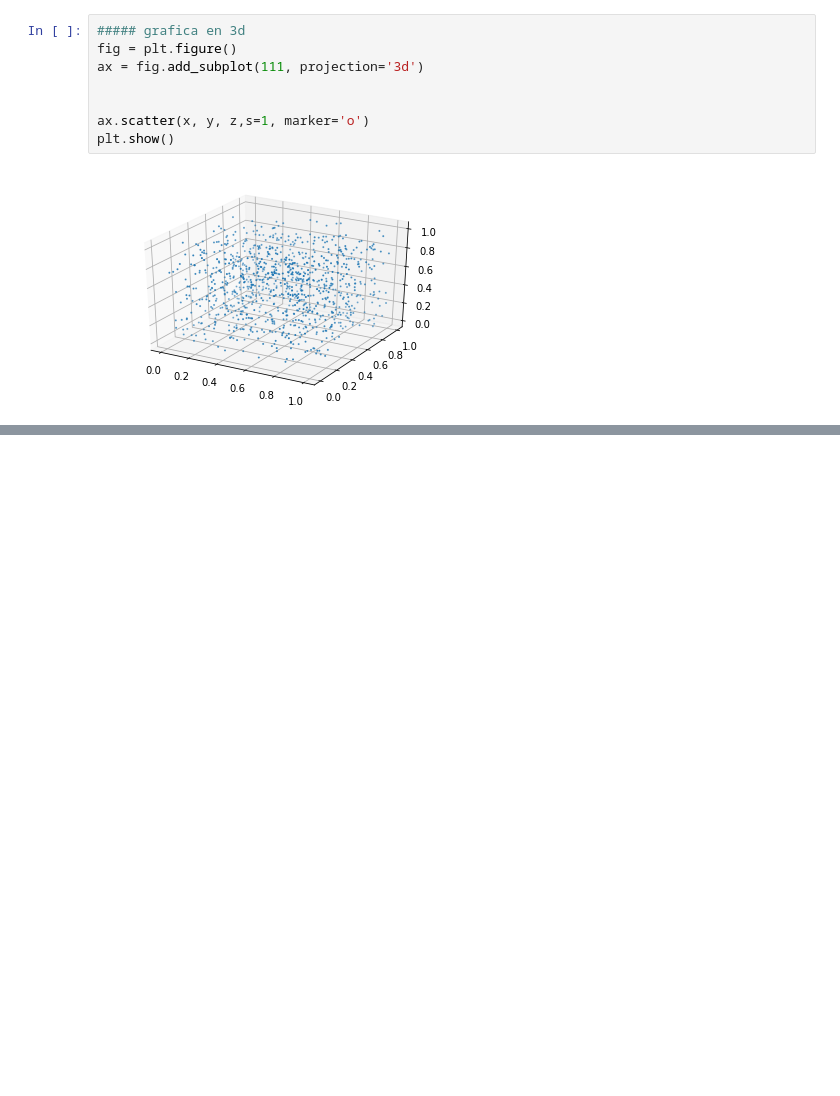
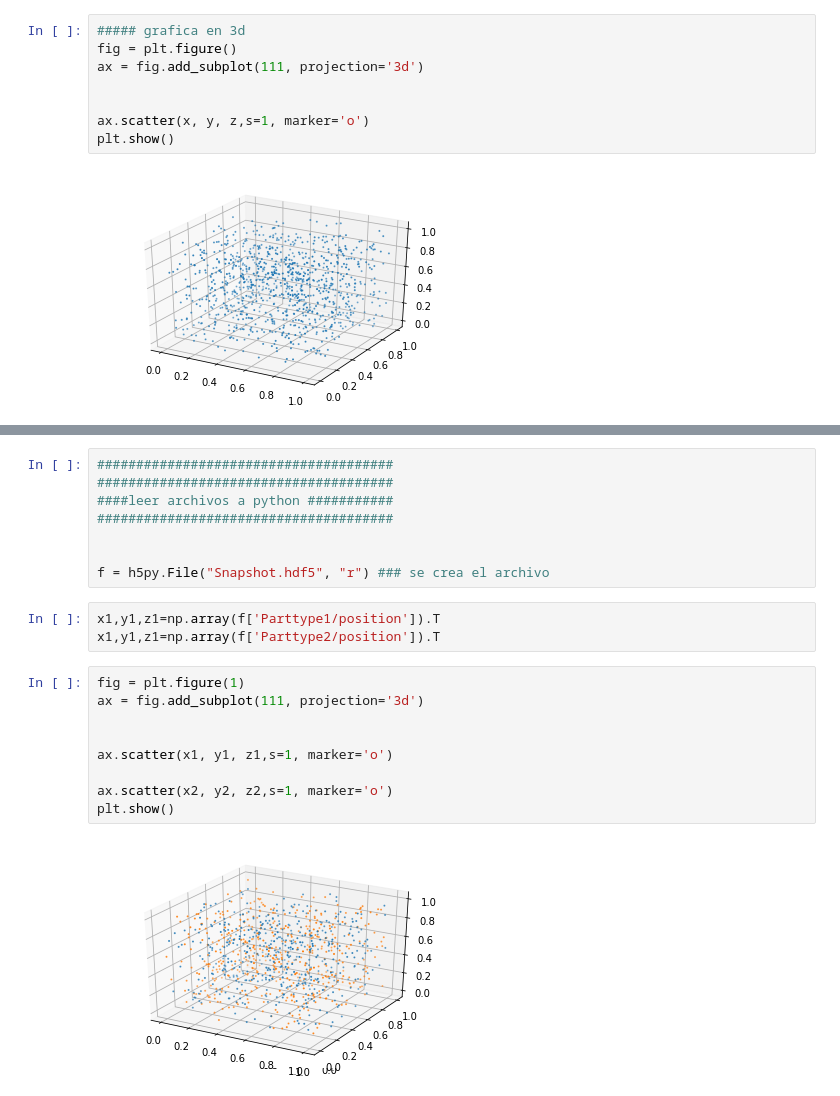
Before and after one commit to Daniel-Montenegro/Thesis, a Jupyter notebook: task0/firtsnotebook.ipynb, the cells around one changed output, grey strips where cells are left out. Drawn from its saved outputs; the diff is of its cells as text; blank space fills up the shorter version.

```diff
--- a/task0/firtsnotebook.ipynb
+++ b/task0/firtsnotebook.ipynb
@@ -89,0 +139,22 @@ array([ 0.80927978,  0.72387711,  0.65292314,  0.66685443,  0.80530591,
+# %%
+######################################
+######################################
+####leer archivos a python ###########
+######################################
+
+
+f = h5py.File("Snapshot.hdf5", "r") ### se crea el archivo
+# %%
+x1,y1,z1=np.array(f['Parttype1/position']).T
+x1,y1,z1=np.array(f['Parttype2/position']).T
+# %%
+fig = plt.figure(1)
+ax = fig.add_subplot(111, projection='3d')
+
+
+ax.scatter(x1, y1, z1,s=1, marker='o')
+
+ax.scatter(x2, y2, z2,s=1, marker='o')
+plt.show()
+# %% [output]
+[figure, added]
```
Also changed, not shown: parts of 5 cells of this notebook.
